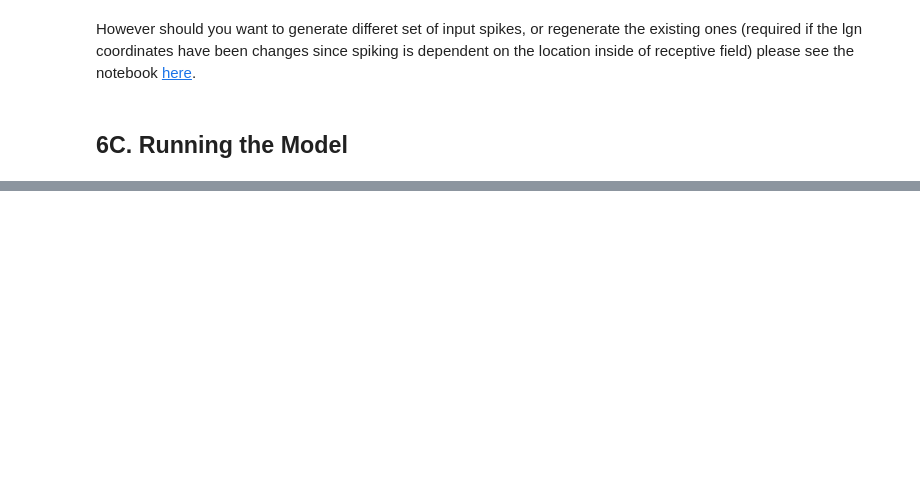
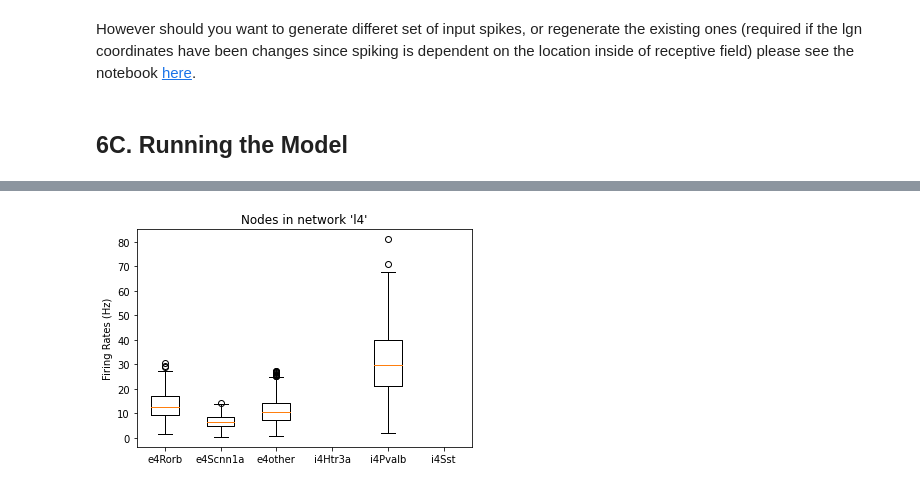
Before and after one commit to AllenInstitute/bmtk_workshop_2022, a Jupyter notebook: Ch6_l4model/6. The L4 Model.ipynb, the cells around one changed output, grey strips where cells are left out. Cells and saved outputs as stored; diff of their text form; code cells hidden in the pictures; blank space fills up the shorter version.

```diff
--- a/Ch6_l4model/6. The L4 Model.ipynb
+++ b/Ch6_l4model/6. The L4 Model.ipynb
@@ -1292,0 +265,4 @@ import nest
+# %%
+_ = plot_rates_boxplot(config_file='config.simulation_pointnet.feedforward.json', group_by='cell_line')
+# %% [output]
+[figure, added]
```
Also changed, not shown: parts of 45 cells of this notebook, 6 other files.
